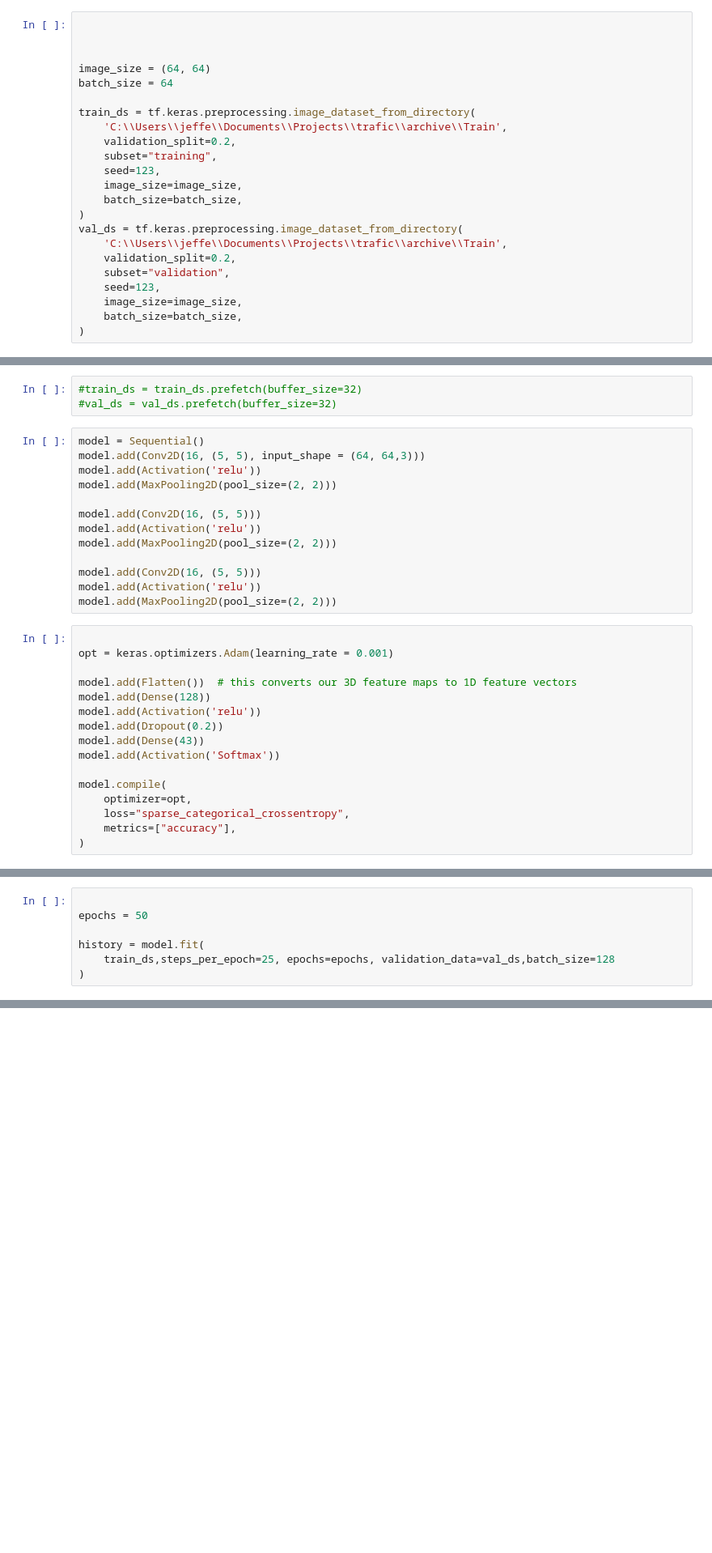
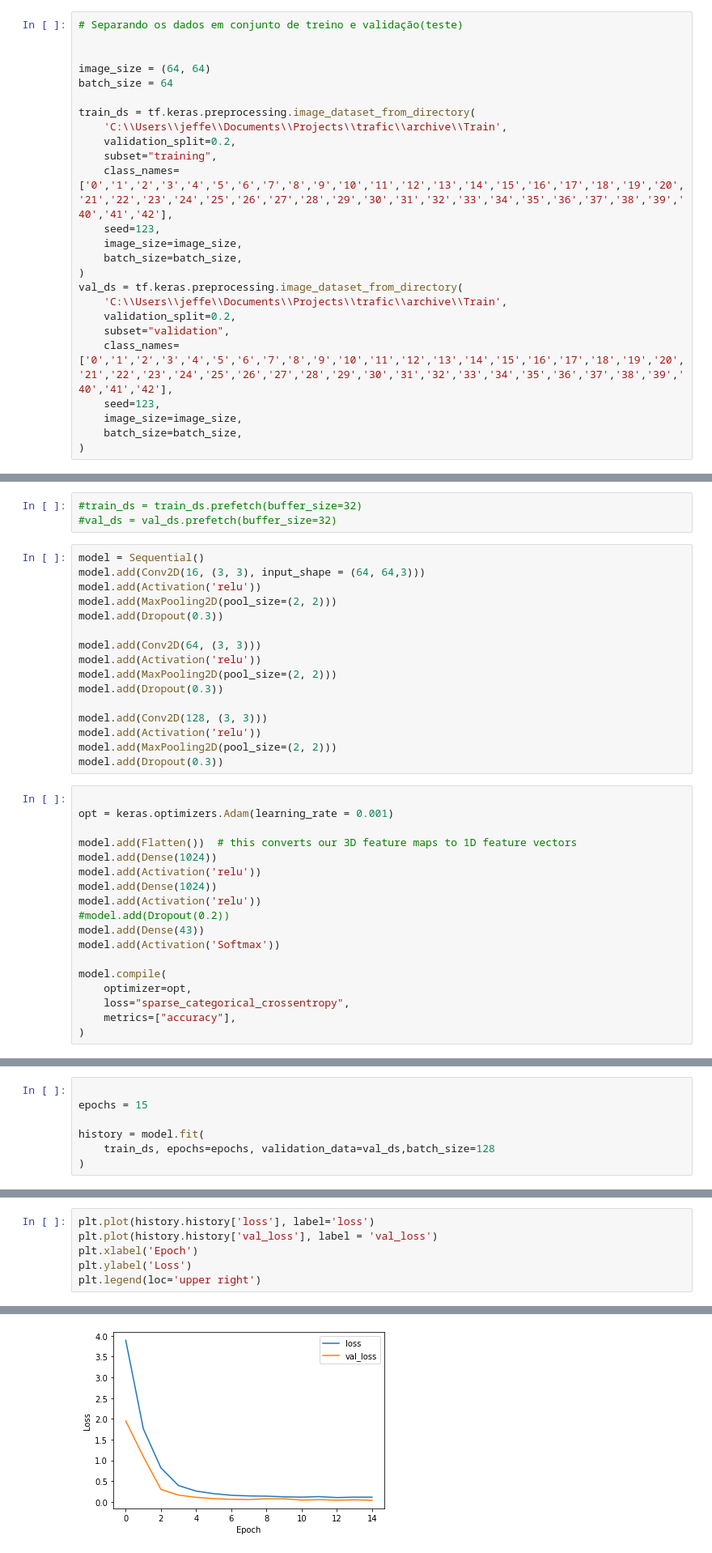
Before and after one commit to ViegasJefferson/step-by-step-learning, a Jupyter notebook: German_traffic.ipynb, the cells around one changed output, grey strips where cells are left out. Shown: that part at 81% size. Saved outputs shown, nothing was run; the diff lists cells and outputs as text; blank space fills up the shorter version.

```diff
--- a/German_traffic.ipynb
+++ b/German_traffic.ipynb
@@ -19,7 +21,7 @@ from tensorflow.keras import layers
 # %%
 #dataset
 # %%
-
+# Separando os dados em conjunto de treino e validação(teste)
 
 
 image_size = (64, 64)
@@ -29,6 +31,7 @@ train_ds = tf.keras.preprocessing.image_dataset_from_directory(
     'C:\\Users\\jeffe\\Documents\\Projects\\trafic\\archive\\Train',
     validation_split=0.2,
     subset="training",
+    class_names=['0','1','2','3','4','5','6','7','8','9','10','11','12','13','14','15','16','17','18','19','20','21','22','23','24','25','26','27','28','29','30','31','32','33','34','35','36','37','38','39','40','41','42'],
     seed=123,
     image_size=image_size,
     batch_size=batch_size,
@@ -37,6 +40,7 @@ val_ds = tf.keras.preprocessing.image_dataset_from_directory(
     'C:\\Users\\jeffe\\Documents\\Projects\\trafic\\archive\\Train',
     validation_split=0.2,
     subset="validation",
+    class_names=['0','1','2','3','4','5','6','7','8','9','10','11','12','13','14','15','16','17','18','19','20','21','22','23','24','25','26','27','28','29','30','31','32','33','34','35','36','37','38','39','40','41','42'],
     seed=123,
     image_size=image_size,
     batch_size=batch_size,
@@ -61,25 +67,30 @@ for images, labels in train_ds.take(3):
 #val_ds = val_ds.prefetch(buffer_size=32)
 # %%
 model = Sequential()
-model.add(Conv2D(16, (5, 5), input_shape = (64, 64,3)))
+model.add(Conv2D(16, (3, 3), input_shape = (64, 64,3)))
 model.add(Activation('relu'))
 model.add(MaxPooling2D(pool_size=(2, 2)))
+model.add(Dropout(0.3))
 
-model.add(Conv2D(16, (5, 5)))
+model.add(Conv2D(64, (3, 3)))
 model.add(Activation('relu'))
 model.add(MaxPooling2D(pool_size=(2, 2)))
+model.add(Dropout(0.3))
 
-model.add(Conv2D(16, (5, 5)))
+model.add(Conv2D(128, (3, 3)))
 model.add(Activation('relu'))
 model.add(MaxPooling2D(pool_size=(2, 2)))
+model.add(Dropout(0.3))
 # %%
 
 opt = keras.optimizers.Adam(learning_rate = 0.001)
 
 model.add(Flatten())  # this converts our 3D feature maps to 1D feature vectors
-model.add(Dense(128))
+model.add(Dense(1024))
 model.add(Activation('relu'))
-model.add(Dropout(0.2))
+model.add(Dense(1024))
+model.add(Activation('relu'))
+#model.add(Dropout(0.2))
 model.add(Dense(43))
 model.add(Activation('Softmax'))
 
@@ -110,9 +121,9 @@ Non-trainable params: 0
 _________________________________________________________________
 # %%
 
-epochs = 50
+epochs = 15
 
 history = model.fit(
-    train_ds,steps_per_epoch=25, epochs=epochs, validation_data=val_ds,batch_size=128
+    train_ds, epochs=epochs, validation_data=val_ds,batch_size=128
 )
 # %% [output]
@@ -138,0 +147,7 @@ AttributeError: 'History' object has no attribute 'score'
+# %%
+plt.plot(history.history['loss'], label='loss')
+plt.plot(history.history['val_loss'], label = 'val_loss')
+plt.xlabel('Epoch')
+plt.ylabel('Loss')
+plt.legend(loc='upper right')
+# %% [output]
@@ -138,0 +155 @@ AttributeError: 'History' object has no attribute 'score'
+[figure, added]
```
Also changed, not shown: parts of 6 cells of this notebook.
